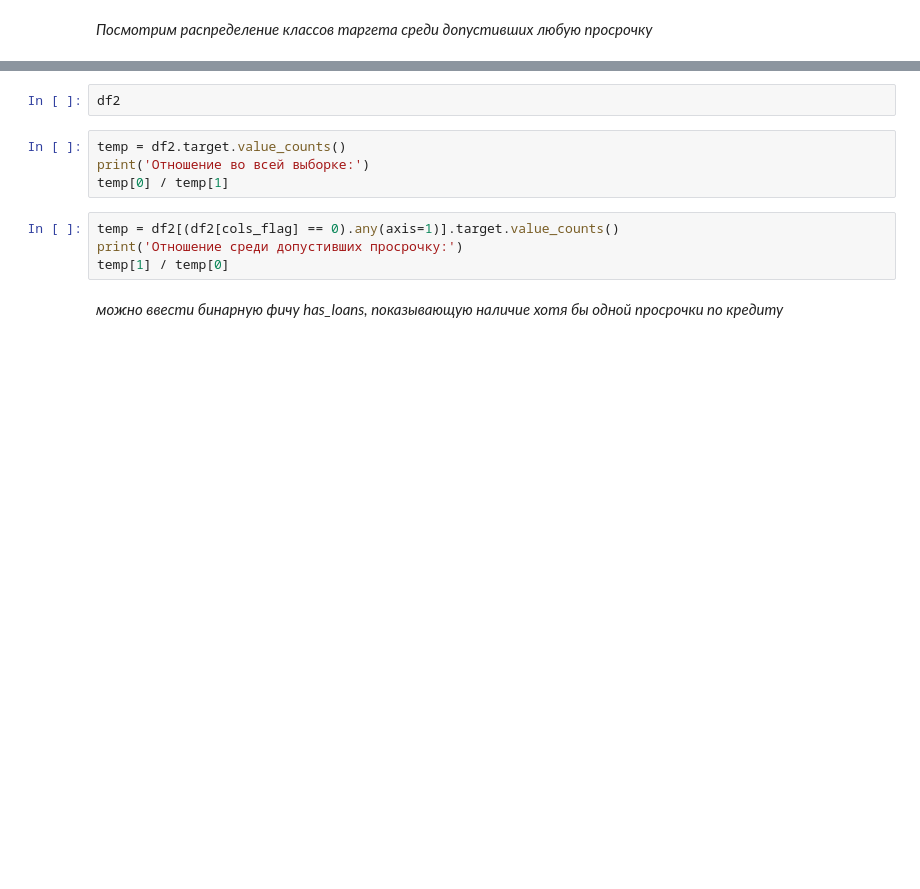
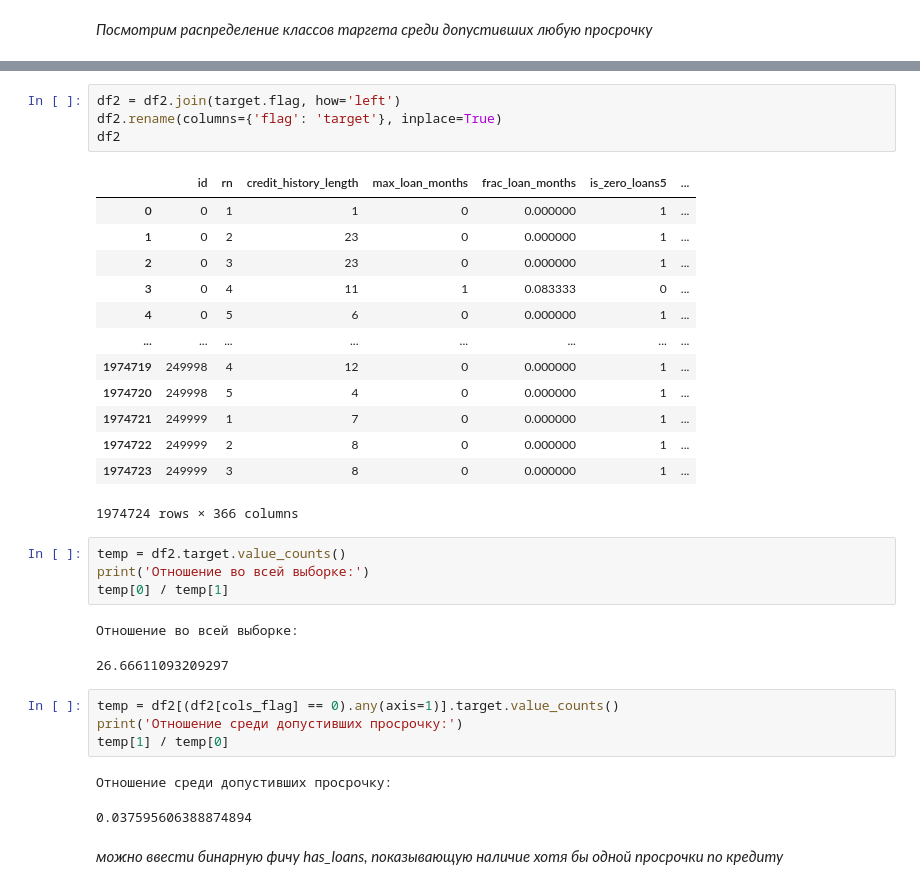
Before and after one commit to chmdnv/diploma_ml, a Jupyter notebook: jupyter/collect11.ipynb, the cells around one changed output, grey strips where cells are left out. Drawn from its saved outputs; the diff is of its cells as text; blank space fills up the shorter version.

```diff
--- a/jupyter/collect11.ipynb
+++ b/jupyter/collect11.ipynb
@@ -293,13 +476,35 @@ cols_flag
 # %%
+df2 = df2.join(target.flag, how='left')
+df2.rename(columns={'flag': 'target'}, inplace=True)
 df2
+# %% [output]
+|  | id | rn | credit_history_length | max_loan_months | frac_loan_months | is_zero_loans5 | ... |
+| 0 | 0 | 1 | 1 | 0 | 0.000000 | 1 | ... |
+| 1 | 0 | 2 | 23 | 0 | 0.000000 | 1 | ... |
+| 2 | 0 | 3 | 23 | 0 | 0.000000 | 1 | ... |
+| 3 | 0 | 4 | 11 | 1 | 0.083333 | 0 | ... |
+| 4 | 0 | 5 | 6 | 0 | 0.000000 | 1 | ... |
+| ... | ... | ... | ... | ... | ... | ... | ... |
+| 1974719 | 249998 | 4 | 12 | 0 | 0.000000 | 1 | ... |
+| 1974720 | 249998 | 5 | 4 | 0 | 0.000000 | 1 | ... |
+| 1974721 | 249999 | 1 | 7 | 0 | 0.000000 | 1 | ... |
+| 1974722 | 249999 | 2 | 8 | 0 | 0.000000 | 1 | ... |
+| 1974723 | 249999 | 3 | 8 | 0 | 0.000000 | 1 | ... |
+1974724 rows × 366 columns
 # %%
 temp = df2.target.value_counts()
 print('Отношение во всей выборке:')
 temp[0] / temp[1]
+# %% [output]
+Отношение во всей выборке:
+26.66611093209297
 # %%
 temp = df2[(df2[cols_flag] == 0).any(axis=1)].target.value_counts()
 print('Отношение среди допустивших просрочку:')
 temp[1] / temp[0]
+# %% [output]
+Отношение среди допустивших просрочку:
+0.037595606388874894
 # %% [markdown]
 <i>можно ввести бинарную фичу has_loans, показывающую наличие хотя бы одной просрочки по кредиту
 # %%
```
Also changed, not shown: parts of 20 cells of this notebook.
